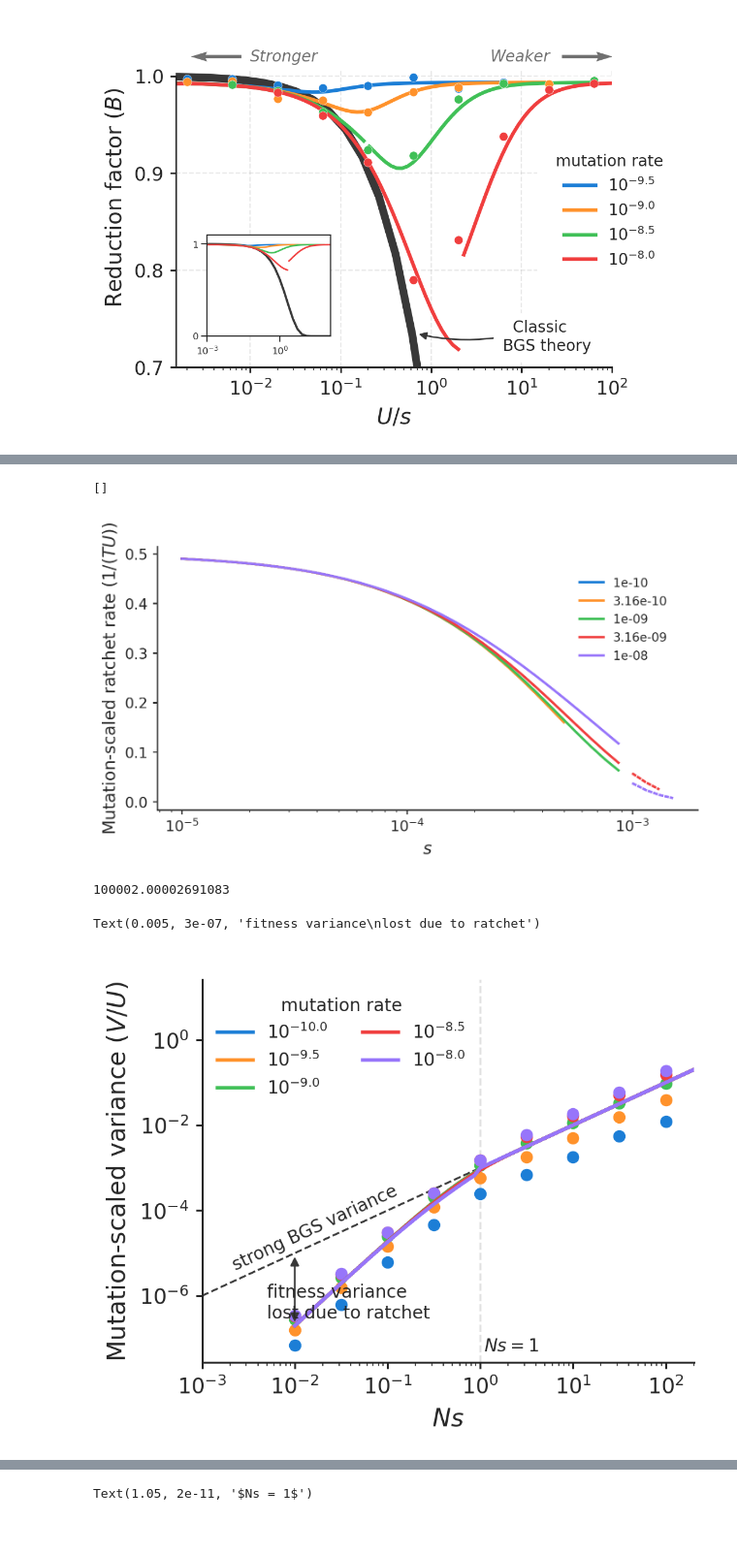
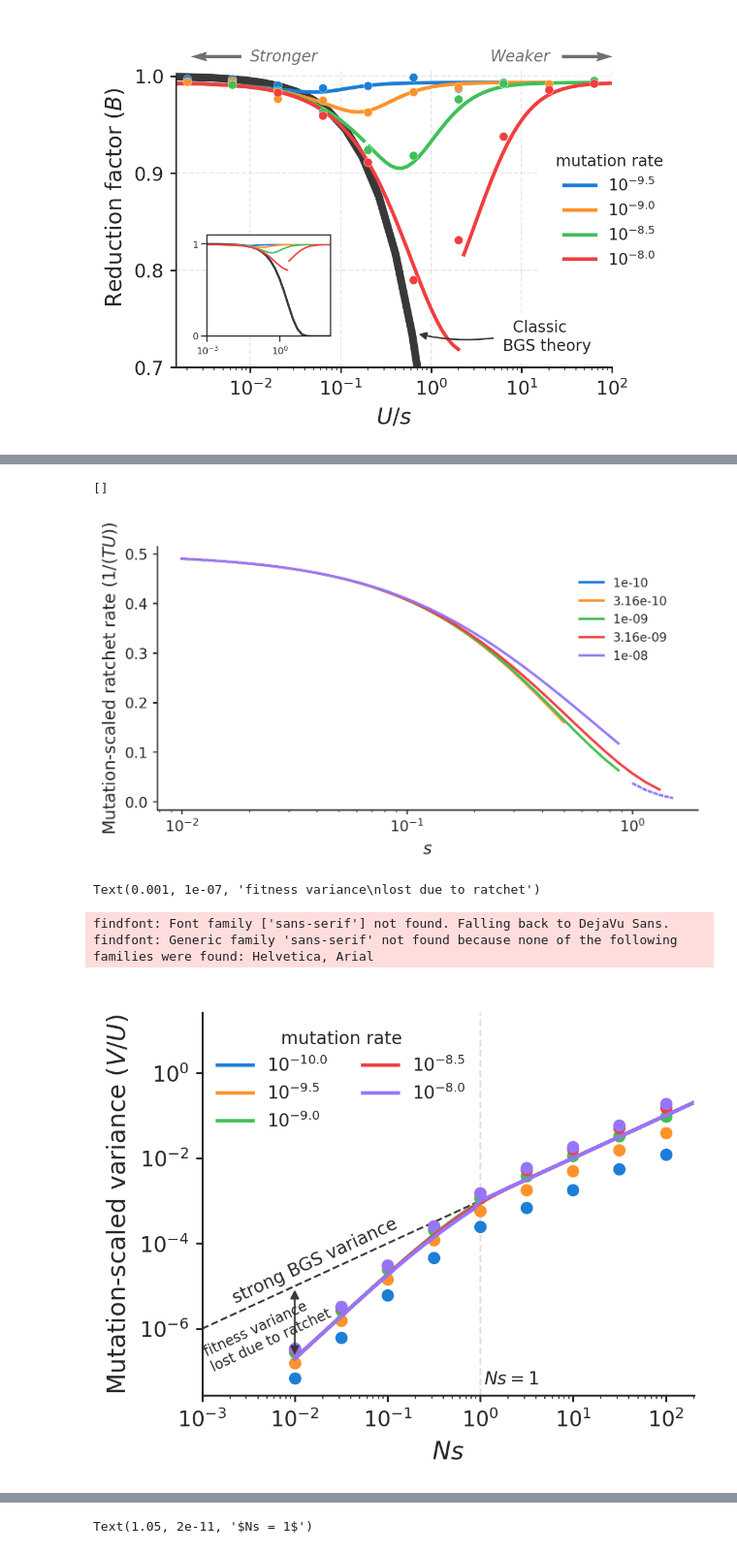
Before and after one commit to vsbuffalo/bprime, a Jupyter notebook: notebooks/region_simulations.ipynb, the cells around one changed output, grey strips where cells are left out. Shown at 97% size. Saved outputs shown, nothing was run; the diff lists cells and outputs as text; code cells hidden in the pictures.

Commit message:
more figures

```diff
--- a/notebooks/region_simulations.ipynb
+++ b/notebooks/region_simulations.ipynb
@@ -308,7 +292,7 @@ fig, ax = plt.subplots()
 for mu in theory_data.keys():
     s = theory_data[mu][0]
     T = theory_data[mu][4] / N
-    classic_bgs = np.array([x[-1] for x in theory_data[1e-8][-1]])
+    classic_bgs = np.array([x[-1] for x in theory_data[mu][-1]])
 
     U = 2*mu*L
 
@@ -342,10 +326,10 @@ fig, ax = plt.subplots()
 
 for mu in theory_data.keys():
     U = 2*mu*L
-    s = theory_data[mu][0]
+    s = theory_data[mu][0] * N
     T = theory_data[mu][4]
     R =  1/(T*U)
-    classic_bgs = np.array([x[-1] for x in theory_data[1e-8][-1]])
+    classic_bgs = np.array([x[-1] for x in theory_data[mu][-1]])
 
     # classic BGS theory
     keep = np.isfinite(T) & (T < max_T) & classic_bgs
@@ -363,11 +347,7 @@ ax.legend()
 ax.semilogx()
 # %% [output]
 []
-[figure, old version]
+[figure, new version]
-# %%
-y
-# %% [output]
-100002.00002691083
 # %%
 max_T = 100000
 
@@ -380,34 +360,35 @@ for mu in theory_data.keys():
     T = theory_data[mu][4]
     V = theory_data[mu][3] / U
     R =  1/(T)
-    classic_bgs = np.array([x[-1] for x in theory_data[1e-8][-1]])
 
     # classic BGS theory
     keep = np.isfinite(T) & (T < max_T) & classic_bgs
     lines = ax.plot(s, V, linewidth=2, linestyle=(0, (2, 0.4)))
 
     # new theory
     ax.plot(s, V, c=lines[0].get_color(), alpha=1, linewidth=2, label=mu_label)
     dgs = dg.loc[dg['mu'] == mu]
     ax.scatter(dgs['sh'] * N, dgs['f_sd']**2 / (dgs['U']))
 
 xs = np.logspace(-6, 1, 100)
 
 ax.plot(xs*N, xs, zorder=-10, linestyle='dashed', c='0.22')
 ax.annotate("strong BGS variance", (2e-3, 4e-6), xycoords='data', rotation=25)
 ax.set_ylabel("Mutation-scaled variance ($V/U$)")
 ax.set_xlabel("$Ns$")
 
 ax.axvline(1, c='0.88', zorder=-10, linestyle='dashed')
 fig.canvas.draw()
 ax.legend(loc=(-0.04, 0.6), fontsize=10, ncol=2, title="mutation rate")
 #ax.axhline(L/(2*N))
 ax.loglog()
 ax.set_xlim(1e-3, 2e2)
 ax.annotate("$Ns = 1$", (1.1, 5e-8), xycoords='data', weight=550)
 ax.annotate("", xy=(1e-2, 1e-5), xytext=(1e-2, 2e-7),
             xycoords='data', arrowprops=dict(color='0.22', arrowstyle='<|-|>'))
-ax.annotate("fitness variance\nlost due to ratchet", (5e-3, 3e-7))
+ax.annotate("fitness variance\nlost due to ratchet", (1e-3, 1e-7), fontsize=8, rotation=25)
 # %% [output]
-Text(0.005, 3e-07, 'fitness variance\nlost due to ratchet')
+Text(0.001, 1e-07, 'fitness variance\nlost due to ratchet')
+findfont: Font family ['sans-serif'] not found. Falling back to DejaVu Sans.
+findfont: Generic family 'sans-serif' not found because none of the following families were found: Helvetica, Arial
-[figure, old version]
+[figure, new version]
```
Also changed, not shown: parts of 18 cells of this notebook.
